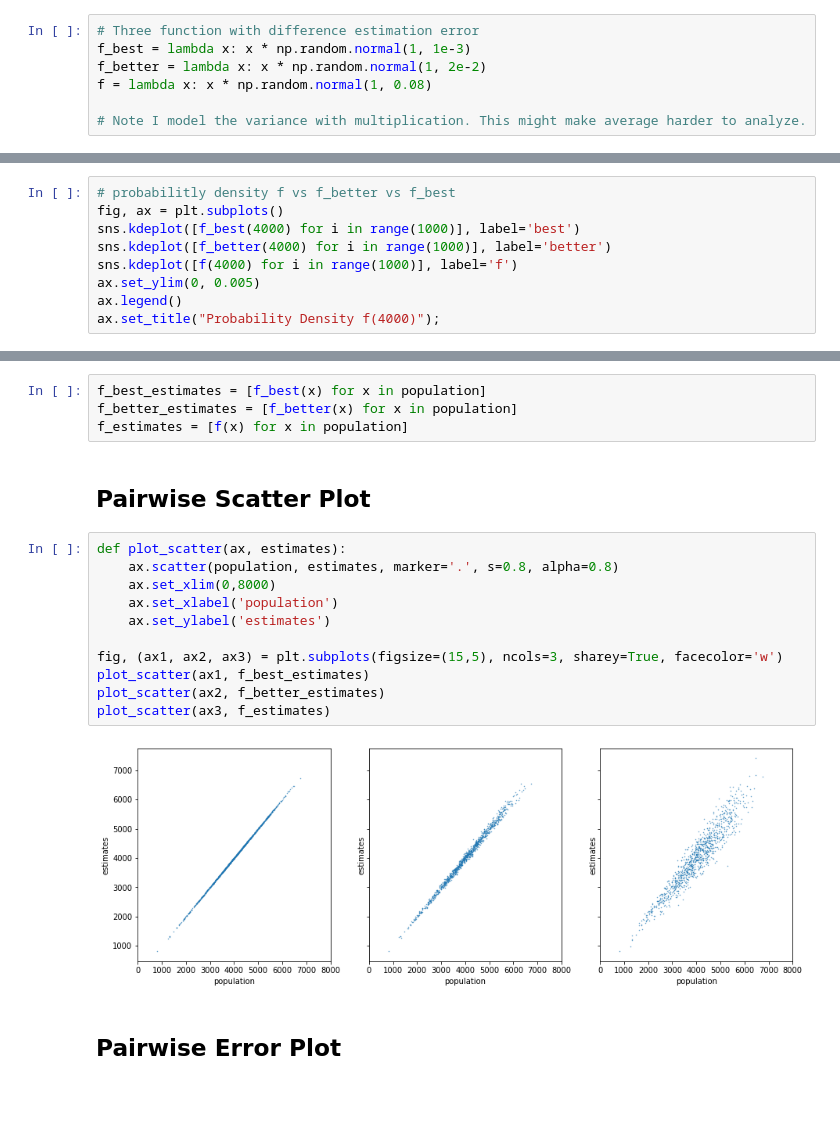
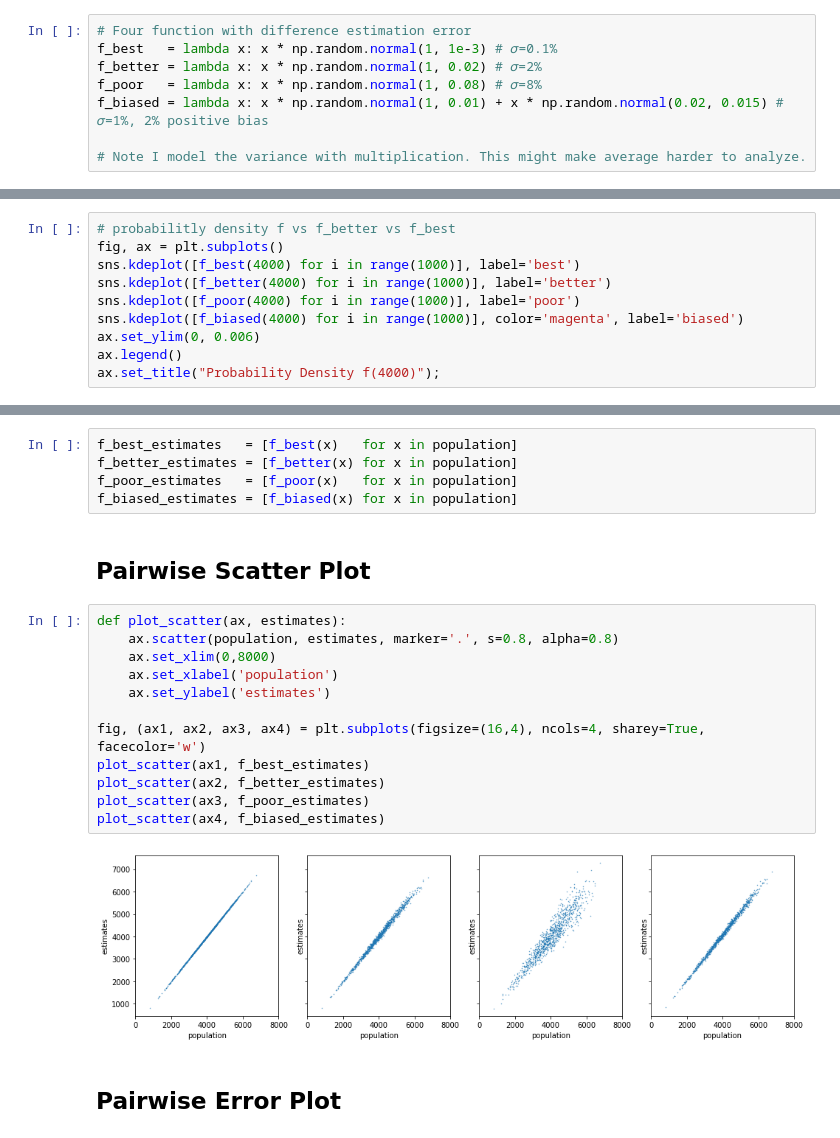
Before and after one commit to isabellafaccone/aquabytePersonal, a Jupyter notebook: wai/model_weight_estimation_variance.ipynb, the cells around one changed output, grey strips where cells are left out. Cells and saved outputs as stored; diff of their text form; blank space fills up the shorter version.

```diff
--- a/wai/model_weight_estimation_variance.ipynb
+++ b/wai/model_weight_estimation_variance.ipynb
@@ -19,8 +21,9 @@ plt.hist(population, bins=20);
 # %%
-# Three function with difference estimation error
-f_best = lambda x: x * np.random.normal(1, 1e-3)
-f_better = lambda x: x * np.random.normal(1, 2e-2)
-f = lambda x: x * np.random.normal(1, 0.08)
+# Four function with difference estimation error
+f_best   = lambda x: x * np.random.normal(1, 1e-3) # 𝜎=0.1%
+f_better = lambda x: x * np.random.normal(1, 0.02) # 𝜎=2%
+f_poor   = lambda x: x * np.random.normal(1, 0.08) # 𝜎=8%
+f_biased = lambda x: x * np.random.normal(1, 0.01) + x * np.random.normal(0.02, 0.015) # 𝜎=1%, 2% positive bias
 
 # Note I model the variance with multiplication. This might make average harder to analyze.
 # %%
@@ -52,8 +63,9 @@ for i in range(5): print(f(4000))
 fig, ax = plt.subplots()
 sns.kdeplot([f_best(4000) for i in range(1000)], label='best')
 sns.kdeplot([f_better(4000) for i in range(1000)], label='better')
-sns.kdeplot([f(4000) for i in range(1000)], label='f')
-ax.set_ylim(0, 0.005)
+sns.kdeplot([f_poor(4000) for i in range(1000)], label='poor')
+sns.kdeplot([f_biased(4000) for i in range(1000)], color='magenta', label='biased')
+ax.set_ylim(0, 0.006)
 ax.legend()
 ax.set_title("Probability Density f(4000)");
 # %% [output]
@@ -70,24 +82,26 @@ for i in range(5): print(np.array([f(4000) for i in range(10)]).mean())
 # %% [markdown]
 # Compare Estimations
 # %%
-f_best_estimates = [f_best(x) for x in population]
+f_best_estimates   = [f_best(x)   for x in population]
 f_better_estimates = [f_better(x) for x in population]
-f_estimates = [f(x) for x in population]
+f_poor_estimates   = [f_poor(x)   for x in population]
+f_biased_estimates = [f_biased(x) for x in population]
 # %% [markdown]
 ## Pairwise Scatter Plot
 # %%
 def plot_scatter(ax, estimates):
     ax.scatter(population, estimates, marker='.', s=0.8, alpha=0.8)
     ax.set_xlim(0,8000)
     ax.set_xlabel('population')
     ax.set_ylabel('estimates')
 
-fig, (ax1, ax2, ax3) = plt.subplots(figsize=(15,5), ncols=3, sharey=True, facecolor='w')
+fig, (ax1, ax2, ax3, ax4) = plt.subplots(figsize=(16,4), ncols=4, sharey=True, facecolor='w')
 plot_scatter(ax1, f_best_estimates)
 plot_scatter(ax2, f_better_estimates)
-plot_scatter(ax3, f_estimates)
+plot_scatter(ax3, f_poor_estimates)
+plot_scatter(ax4, f_biased_estimates)
 # %% [output]
-[figure, old version]
+[figure, new version]
 # %% [markdown]
 ## Pairwise Error Plot
 # %%
```
Also changed, not shown: parts of 8 cells of this notebook.
